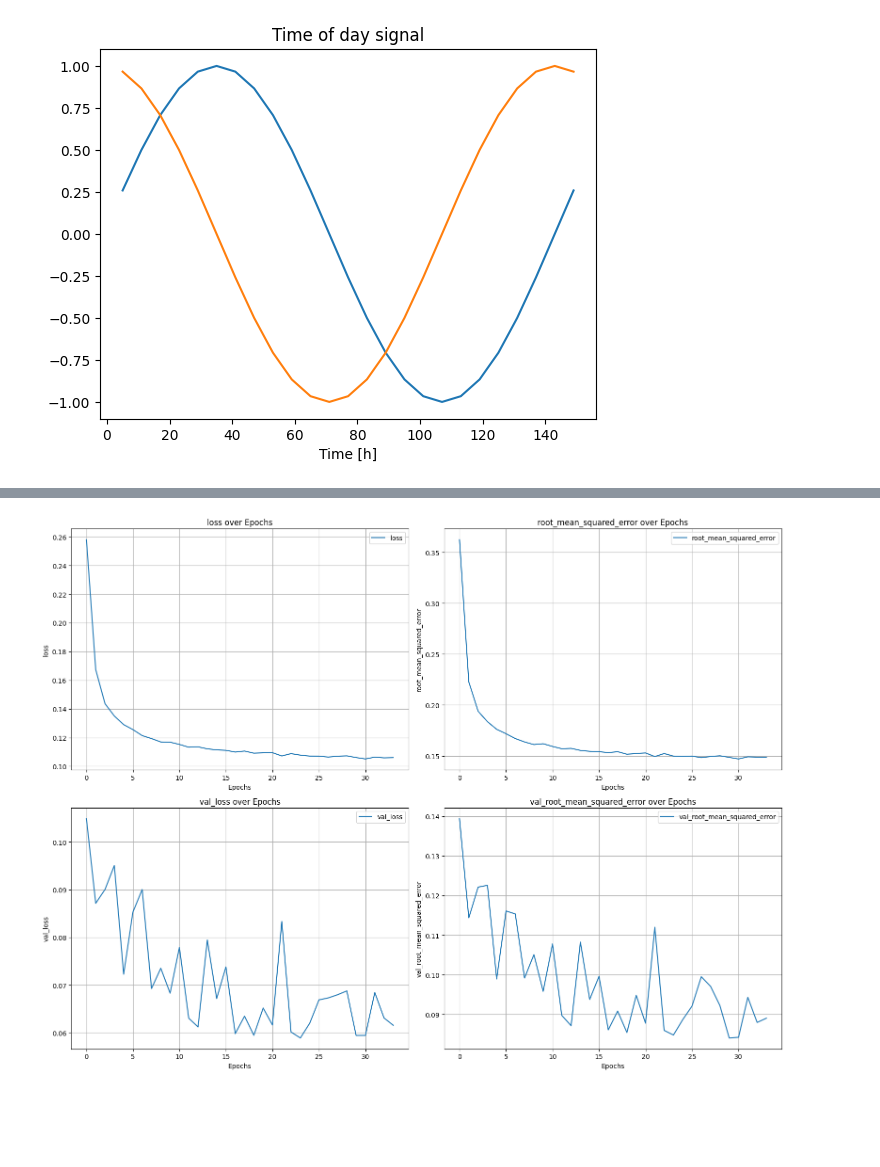
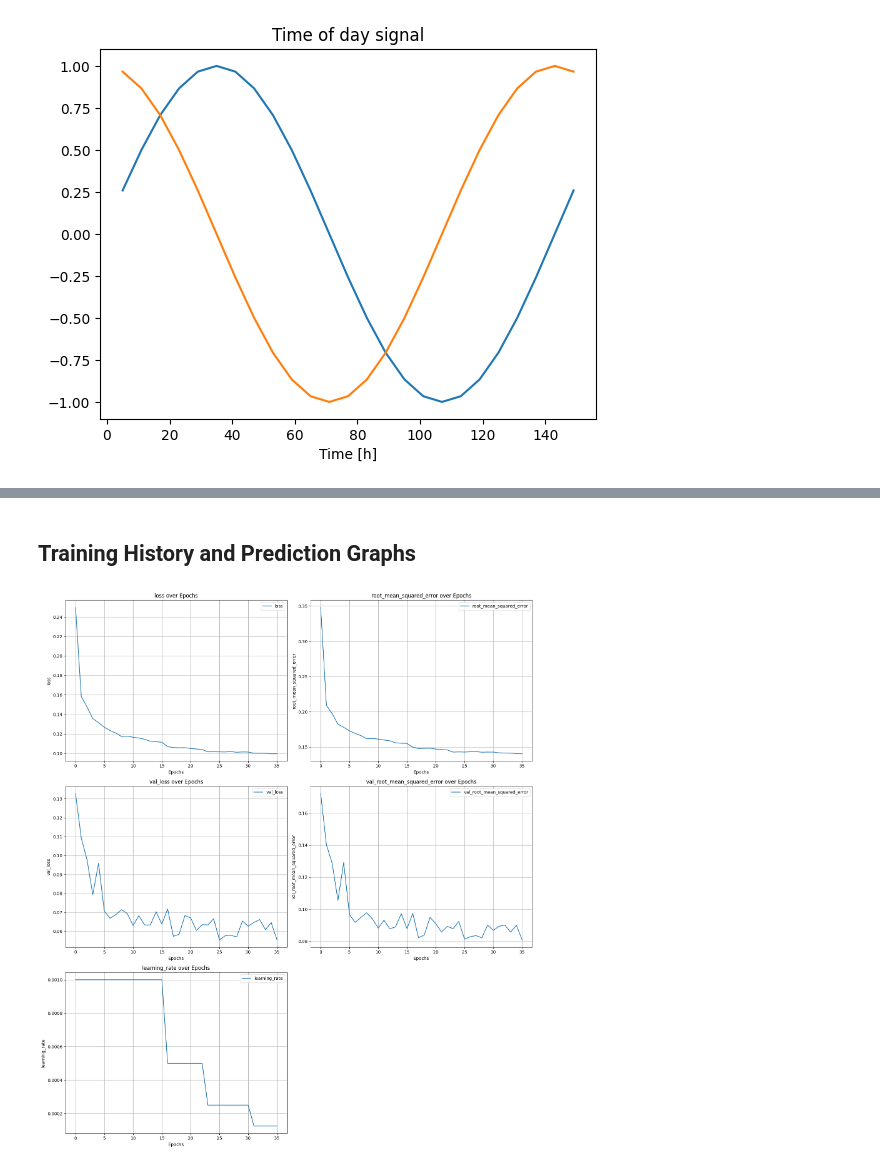
Before and after one commit to ItsThareesh/Stock-Price-Predictor, a Jupyter notebook: Temperature Predictor.ipynb, the cells around one changed output, grey strips where cells are left out. Saved outputs shown, nothing was run; the diff lists cells and outputs as text; code cells hidden in the pictures; blank space fills up the shorter version.

Commit message:
feat: add trained LSTM model and update notebook
- Uploaded the weather dataset
- Removed CSV files of Stock Data

```diff
--- a/Temperature Predictor.ipynb
+++ b/Temperature Predictor.ipynb
@@ -91,13 +86,14 @@ def build_model(X_train: np.ndarray, learning_rate: float) -> keras.Model:
 
     Args:
         X_train (np.ndarray): Training data.
-        learning_rate (float): Learning Rate se
+        learning_rate (float): Learning Rate for the optimizer.
 
     Retruns:
         keras.Model: Compiled Keras model.
     """
 
     model = models.Sequential(name="ImprovedTempPredictor")
+
     model.add(layers.Input(shape=(X_train.shape[1], X_train.shape[2])))
     model.add(layers.Conv1D(64, kernel_size=3, activation='relu', padding='same'))
     model.add(layers.BatchNormalization())
@@ -105,7 +101,7 @@ def build_model(X_train: np.ndarray, learning_rate: float) -> keras.Model:
     model.add(layers.Bidirectional(layers.LSTM(64, return_sequences=True)))
     model.add(layers.BatchNormalization())
 
-    model.add(layers.Bidirectional(layers.LSTM(32, return_sequences=False)))
+    model.add(layers.Bidirectional(layers.LSTM(32)))
     model.add(layers.BatchNormalization())
 
     model.add(layers.Dense(64, activation='relu'))
@@ -124,5 +122,5 @@ def build_model(X_train: np.ndarray, learning_rate: float) -> keras.Model:
 # %%
-df = pd.read_csv("/kaggle/input/jena-climate-2009-2016/jena_climate_2009_2016.csv")
+df = pd.read_csv("data/jena_climate_2009_2016.csv")
 df = df[5::6]
 
 date_time = pd.to_datetime(df.pop('Date Time'), format='%d.%m.%Y %H:%M:%S')
@@ -142,6 +142,5 @@ cleaned_df = df.copy()
 cleaned_df['Month'] = date_time.dt.month
 cleaned_df['Week'] = date_time.dt.isocalendar().week
 cleaned_df['Year'] = date_time.dt.year
-cleaned_df['Hour'] = date_time.dt.hour.astype(np.uint8)
 
 cleaned_df.dropna(inplace=True)
@@ -251,7 +274,7 @@ dtype: int64
 training_data_len, X_train, y_train, X_val, y_val, target_scaler = prepare_train_test_datasets(cleaned_df, 0.2, 12)
 # %%
 # Hyperparameters
-batch_size = 64
+batch_size = 128
 epochs = 100
 learning_rate = 0.001
 
@@ -259,14 +282,15 @@ learning_rate = 0.001
 model = build_model(X_train, learning_rate)
 
 # Early stopping to avoid overfitting
-early_stop = EarlyStopping(
+early_stop = callbacks.EarlyStopping(
     monitor='val_loss',
     patience=10,
     restore_best_weights=True,
     verbose=1
 )
 
-reduce_lr = ReduceLROnPlateau(
+# Reduce learning rate to avoid overshooting and plateuing
+reduce_lr = callbacks.ReduceLROnPlateau(
     monitor='val_loss',
     factor=0.5,
     patience=5,
@@ -280,7 +304,7 @@ history = model.fit(
     validation_data=(X_val, y_val),
     epochs=epochs,
     batch_size=batch_size,
-    callbacks=[early_stop],
+    callbacks=[early_stop, reduce_lr],
     verbose=2
 )
 # %% [output]
@@ -329,35 +353,37 @@ Restoring model weights from the end of the best epoch: 24.
+# %% [markdown]
+## Training History and Prediction Graphs
 # %%
 def generate_history_graph(history: dict) -> None:
     """
         Plots History Graph.
 
         Args:
-            history (dict): History Dictionary stored in Session State.
+            history (dict): History Dictionary from Keras model training.
 
         Returns:
             None
     """
 
     metrics = list(history.history.keys())
     num_metrics = len(metrics)
     cols = 2
     rows = math.ceil(num_metrics / cols)
 
     plt.figure(figsize=(8 * cols, 6 * rows))
 
     for idx, metric in enumerate(metrics, 1):
         plt.subplot(rows, cols, idx)
         plt.plot(history.history[metric], label=metric)
         plt.title(f"{metric} over Epochs")
         plt.xlabel('Epochs')
         plt.ylabel(metric)
         plt.legend()
         plt.grid(True)
 
     plt.tight_layout()
     plt.show()
 
 generate_history_graph(history)
 # %% [output]
-[figure, old version]
+[figure, new version]
 # %%
```
Also changed, not shown: parts of 30 cells of this notebook, 4 other files.
